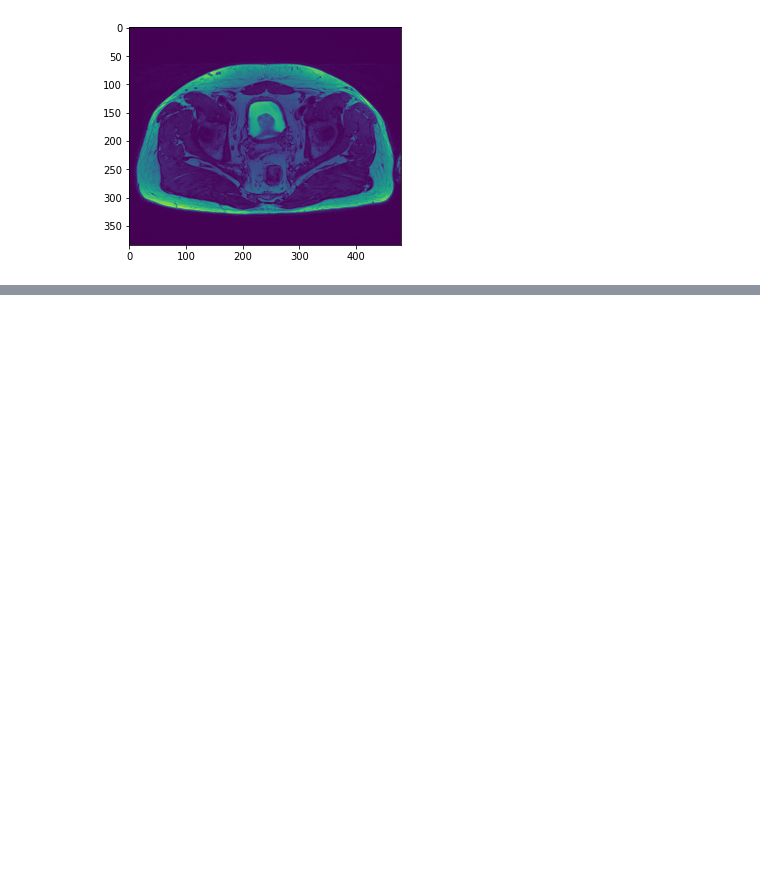
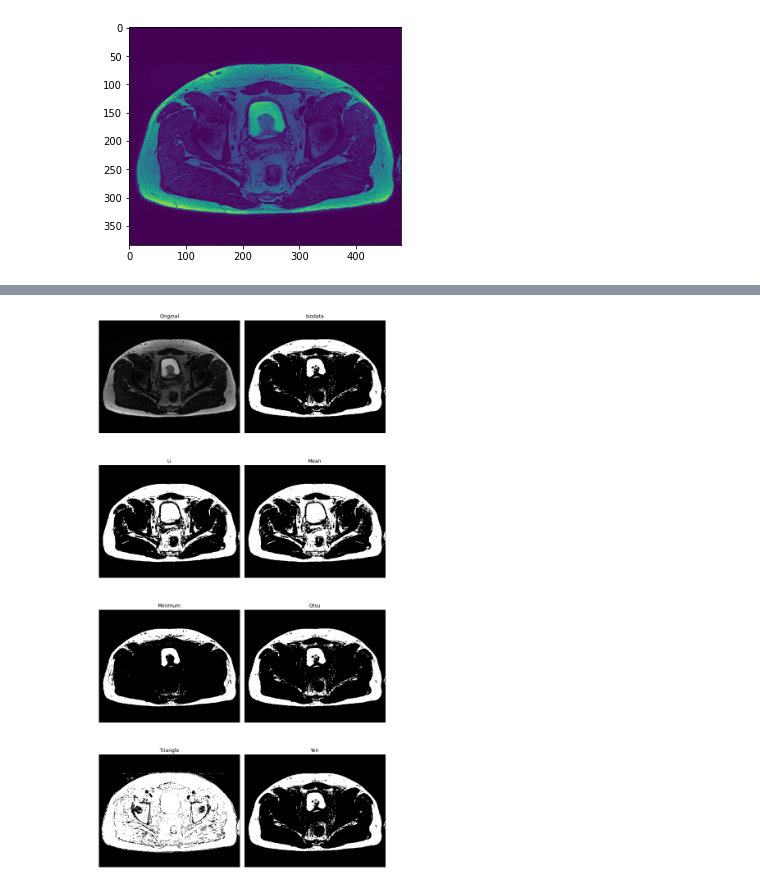
Before and after one commit to mpierangeli/PEFI-Prostate_Cancer_MRI, a Jupyter notebook: pruee.ipynb, the cells around one changed output, grey strips where cells are left out. Saved outputs shown, nothing was run; the diff lists cells and outputs as text; code cells hidden in the pictures; blank space fills up the shorter version.

```diff
--- a/pruee.ipynb
+++ b/pruee.ipynb
@@ -38,0 +64,7 @@ error: OpenCV(4.5.3) C:\Users\runneradmin\AppData\Local\Temp\pip-req-build-sn_xp
+# %%
+from skimage.filters import try_all_threshold
+
+
+fig, ax = try_all_threshold(img, figsize=(10, 20), verbose=False)
+# %% [output]
+[figure, added]
```
Also changed, not shown: parts of 5 cells of this notebook, 1 other file.
